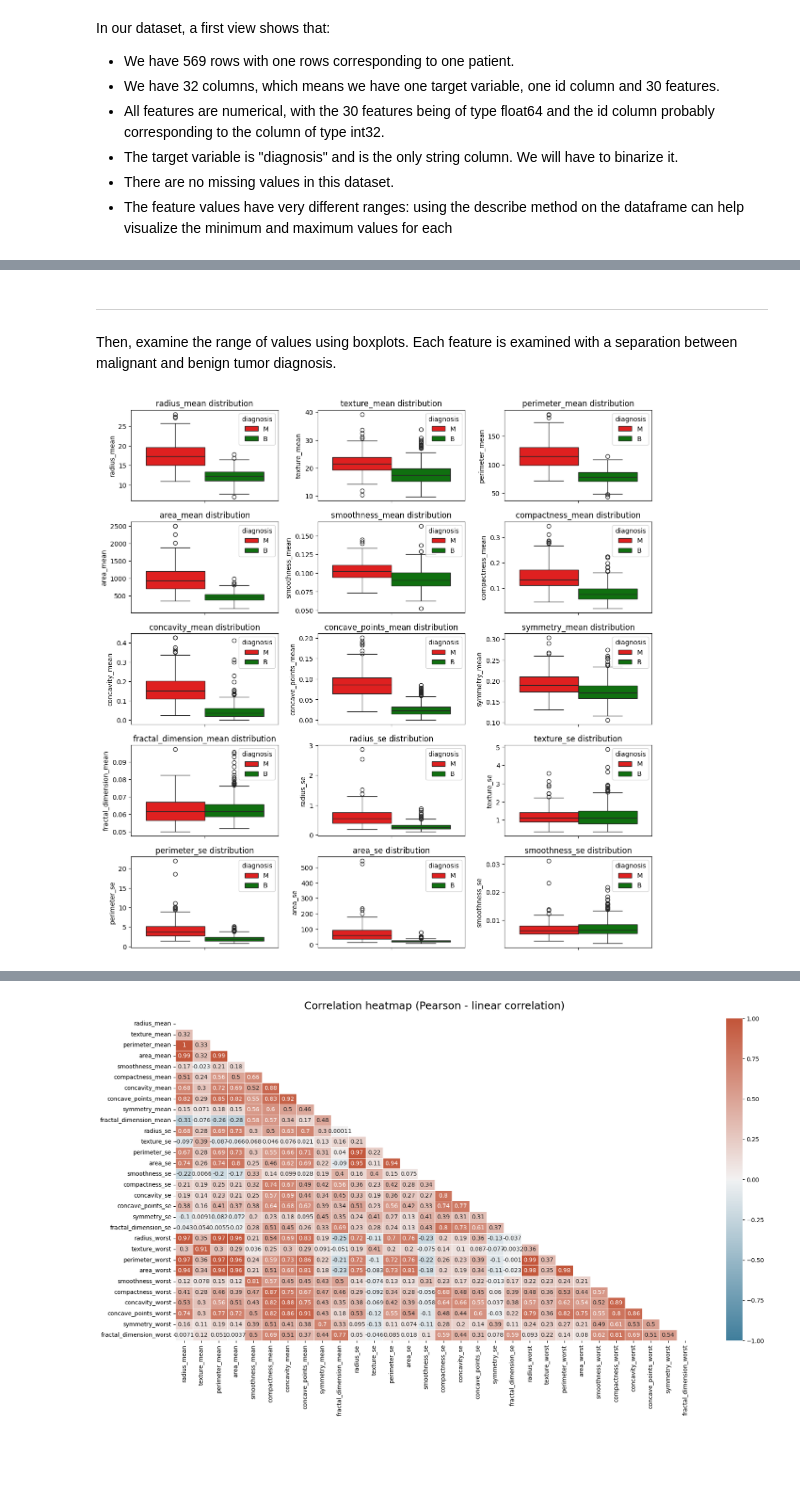
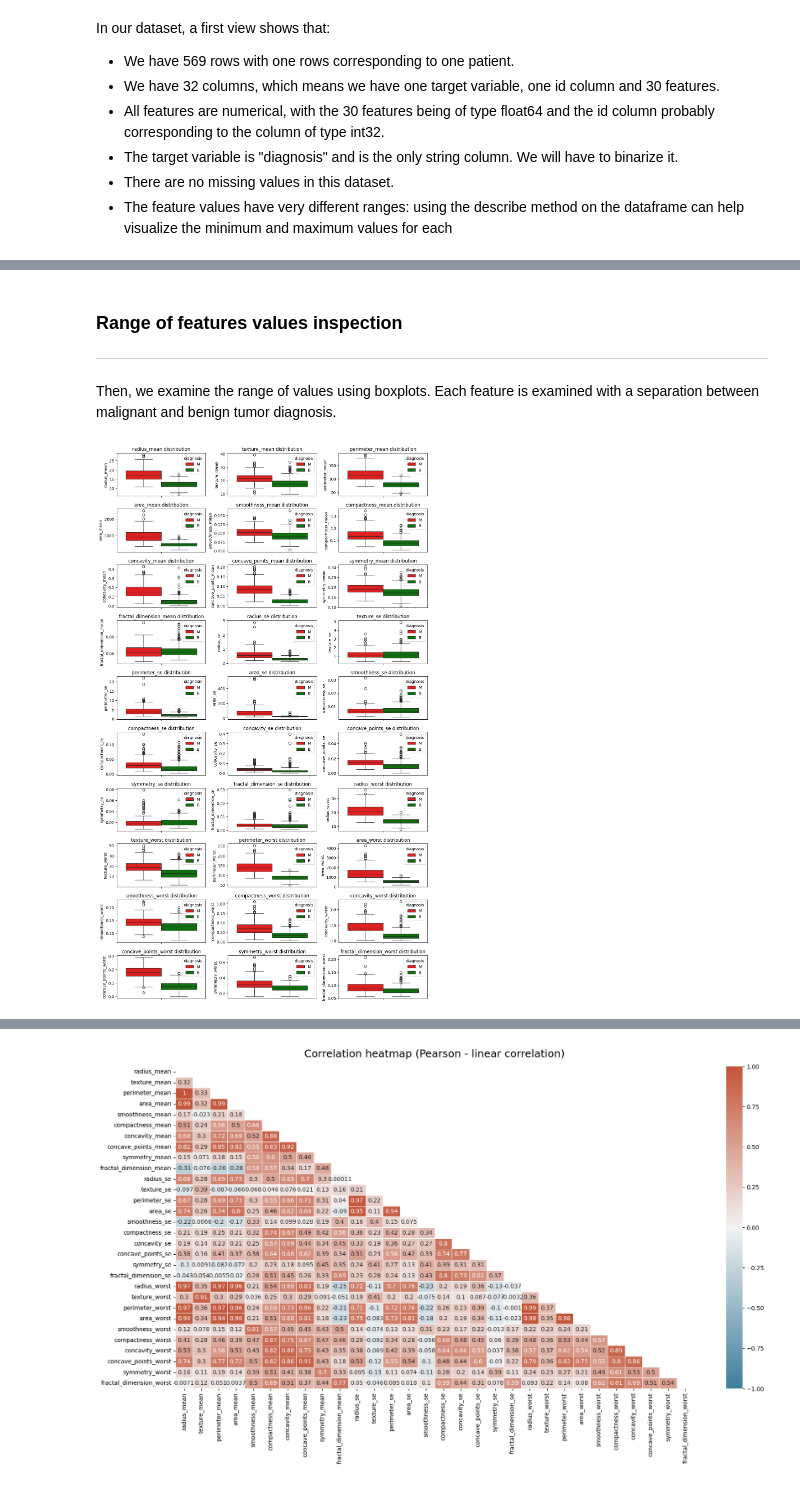
Before and after one commit to FoMelanie/breast_cancer_classification, a Jupyter notebook: notebook.ipynb, the cells around one changed output, grey strips where cells are left out. Cells and saved outputs as stored; diff of their text form; code cells hidden in the pictures; blank space fills up the shorter version.

```diff
--- a/notebook.ipynb
+++ b/notebook.ipynb
@@ -205,27 +205,29 @@ breast_cancer_df.describe()
 | 75% | 8.813129e+06 | 15.780000 | 21.800000 | 104.100000 | 782.700000 | 0.105300 | 0.130400 | ... |
 | max | 9.113205e+08 | 28.110000 | 39.280000 | 188.500000 | 2501.000000 | 0.163400 | 0.345400 | ... |
 # %% [markdown]
+### Range of features values inspection
+
 ***
 
-Then, examine the range of values using boxplots. Each feature is examined with a separation between malignant and benign tumor diagnosis.
+Then, we examine the range of values using boxplots. Each feature is examined with a separation between malignant and benign tumor diagnosis.
 # %%
 # Examine range of values with boxplots
 
 # Create an array with the colors I will use for the seaborn palette (red for malignant and green for benign)
 colors = ["red", "green"]
 # Set the custom color palette
 sns.set_palette(sns.color_palette(colors))
 
-fig,axes = plt.subplots(5,3, figsize=(12,12), sharex=True)
+fig,axes = plt.subplots(10,3, figsize=(12,20), sharex=True)
 axes=axes.flatten()
 
 for ax, feature in zip(axes,features):
     sns.boxplot(data=breast_cancer_df, y=feature, hue='diagnosis', ax=ax).set_title(f"{feature} distribution")
 
 plt.tight_layout()
 plt.show()
 # %% [output]
-[figure, old version]
+[figure, new version]
 # %% [markdown]
 Generally, the features values for the benign diagnosis seem to be lower that for the malignant diagnosis.
 
```
Also changed, not shown: parts of 13 cells of this notebook, 2 other files.
